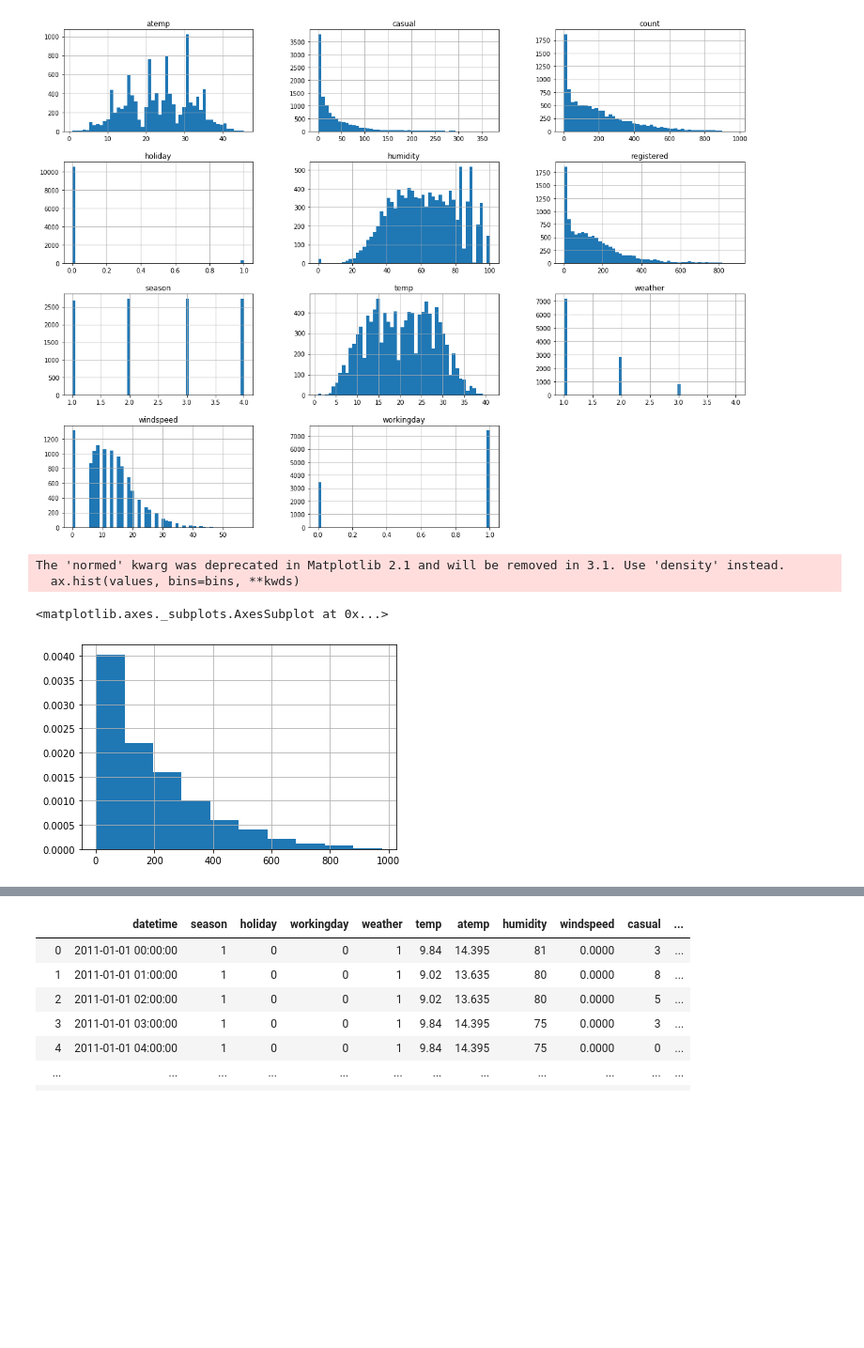
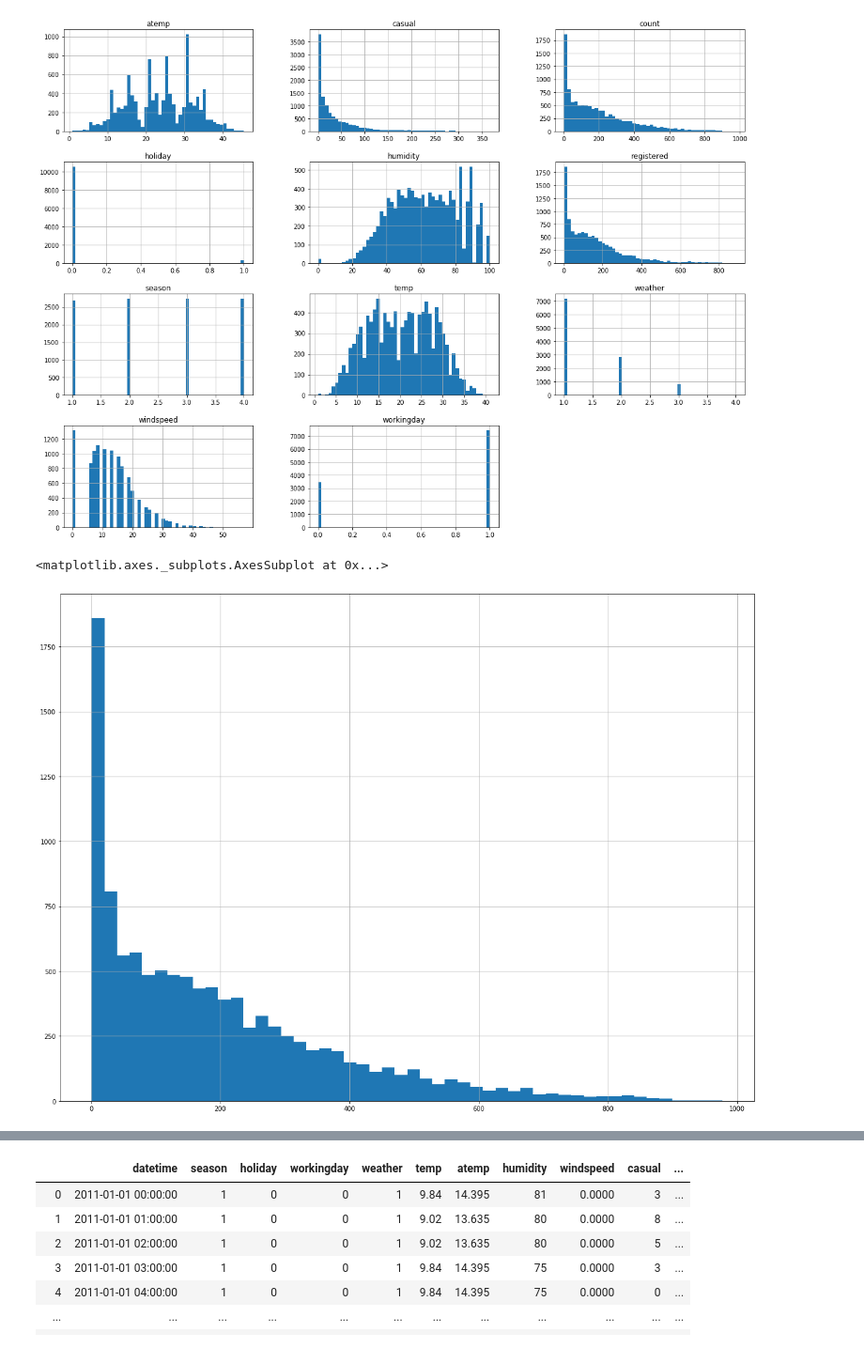
Before and after one commit to EdKsenia/AnalysisSem, a Jupyter notebook: Analis.ipynb, the cells around one changed output, grey strips where cells are left out. Shown at 94% size. Drawn from its saved outputs; the diff is of its cells as text; code cells hidden in the pictures; blank space fills up the shorter version.

```diff
--- a/Analis.ipynb
+++ b/Analis.ipynb
@@ -153,9 +201,7 @@ plt.show()
 # %% [output]
 [figure]
 # %%
-train['count'].hist(bins=10, normed=1)
+train['count'].hist(bins=50, figsize=(20,15))
 # %% [output]
-The 'normed' kwarg was deprecated in Matplotlib 2.1 and will be removed in 3.1. Use 'density' instead.
-  ax.hist(values, bins=bins, **kwds)
+<matplotlib.axes._subplots.AxesSubplot at 0x...>
-<matplotlib.axes._subplots.AxesSubplot at 0x...>
-[figure, old version]
+[figure, new version]
```
Also changed, not shown: parts of 48 cells of this notebook, 2 other files.
